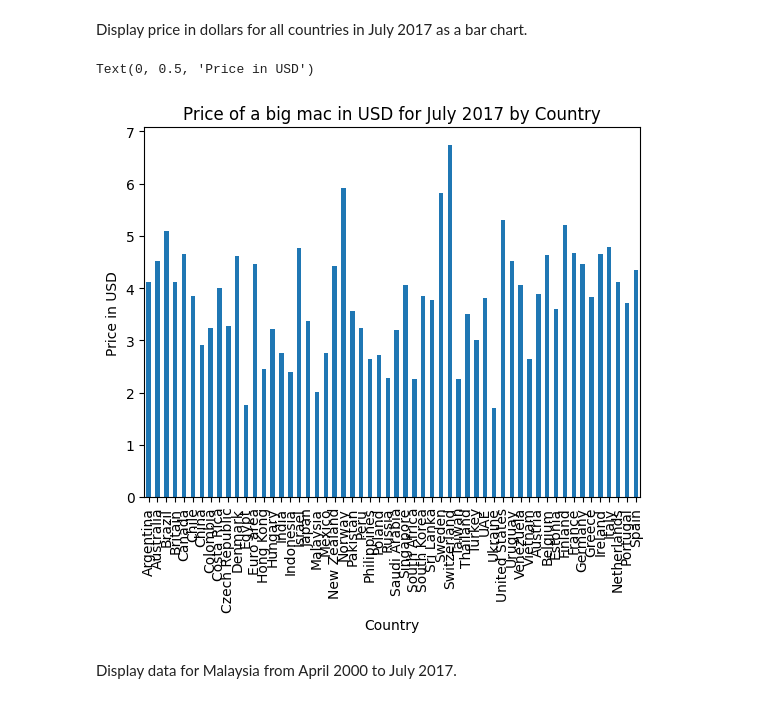
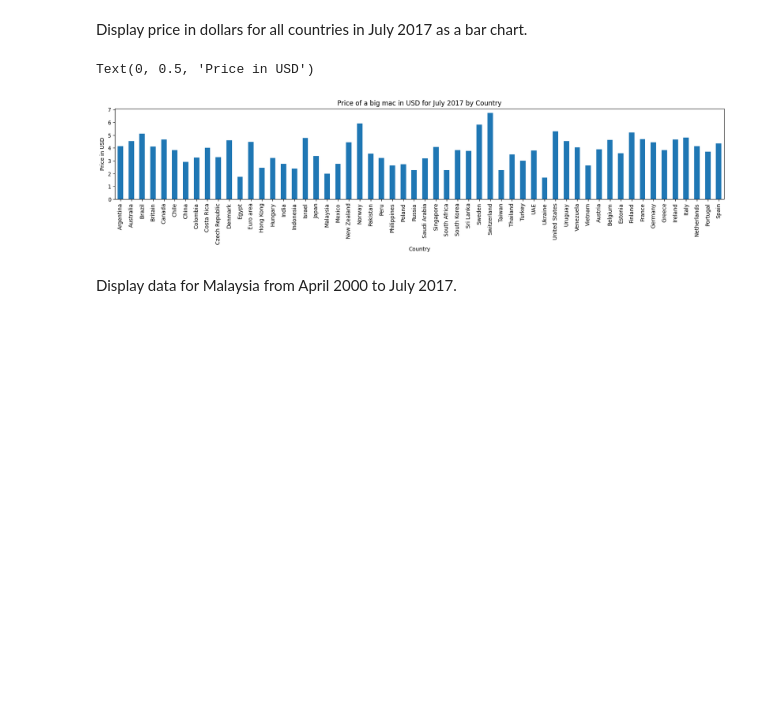
Before and after one commit to sasha704/big-mac-analysis, a Jupyter notebook: analysis.ipynb, the cells around one changed output. Cells and saved outputs as stored; diff of their text form; code cells hidden in the pictures; blank space fills up the shorter version.

Commit message:
fixed readability issues with first graph

```diff
--- a/analysis.ipynb
+++ b/analysis.ipynb
@@ -15,18 +15,18 @@ Display price in dollars for all countries in July 2017 as a bar chart.
 # %%
 # set data from July 2017 as a dataframe
 data_july_2017 = pd.read_excel(data_full, 'Jul2017')
 
 # set the index to the country
 data_july_2017 = data_july_2017.set_index('Country')
 
 # plot the data
-dollar_july_2017 = data_july_2017['dollar_price'].plot(kind="bar", title='Price of a big mac in USD for July 2017 by Country')
+dollar_july_2017 = data_july_2017['dollar_price'].plot(kind="bar", title='Price of a big mac in USD for July 2017 by Country', figsize=(20, 3))
 
 # add the relevant y label
 dollar_july_2017.set_ylabel("Price in USD")
 # %% [output]
 Text(0, 0.5, 'Price in USD')
-[figure, old version]
+[figure, new version]
 # %% [markdown]
 Display data for Malaysia from April 2000 to July 2017.
 # %% [markdown]
```
Also changed, not shown: parts of 1 cell of this notebook.
